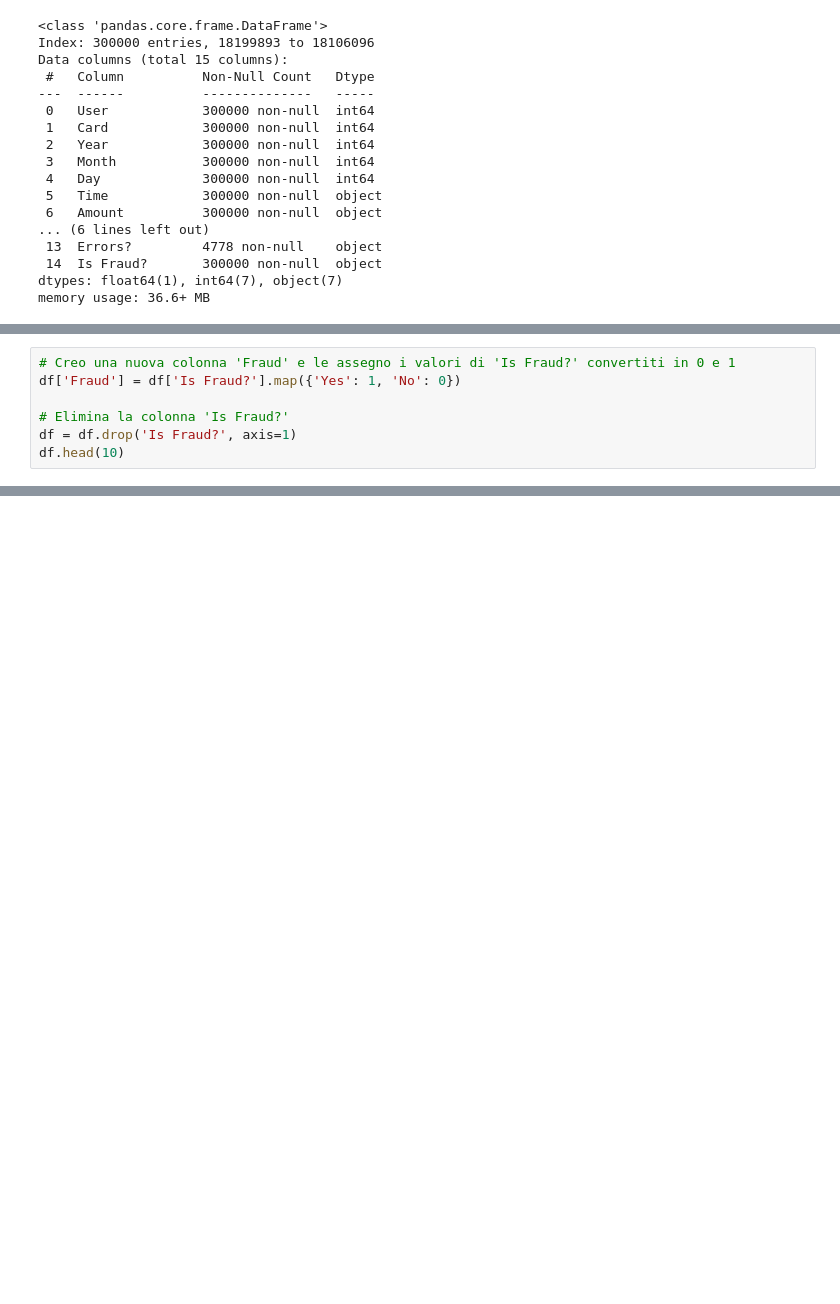
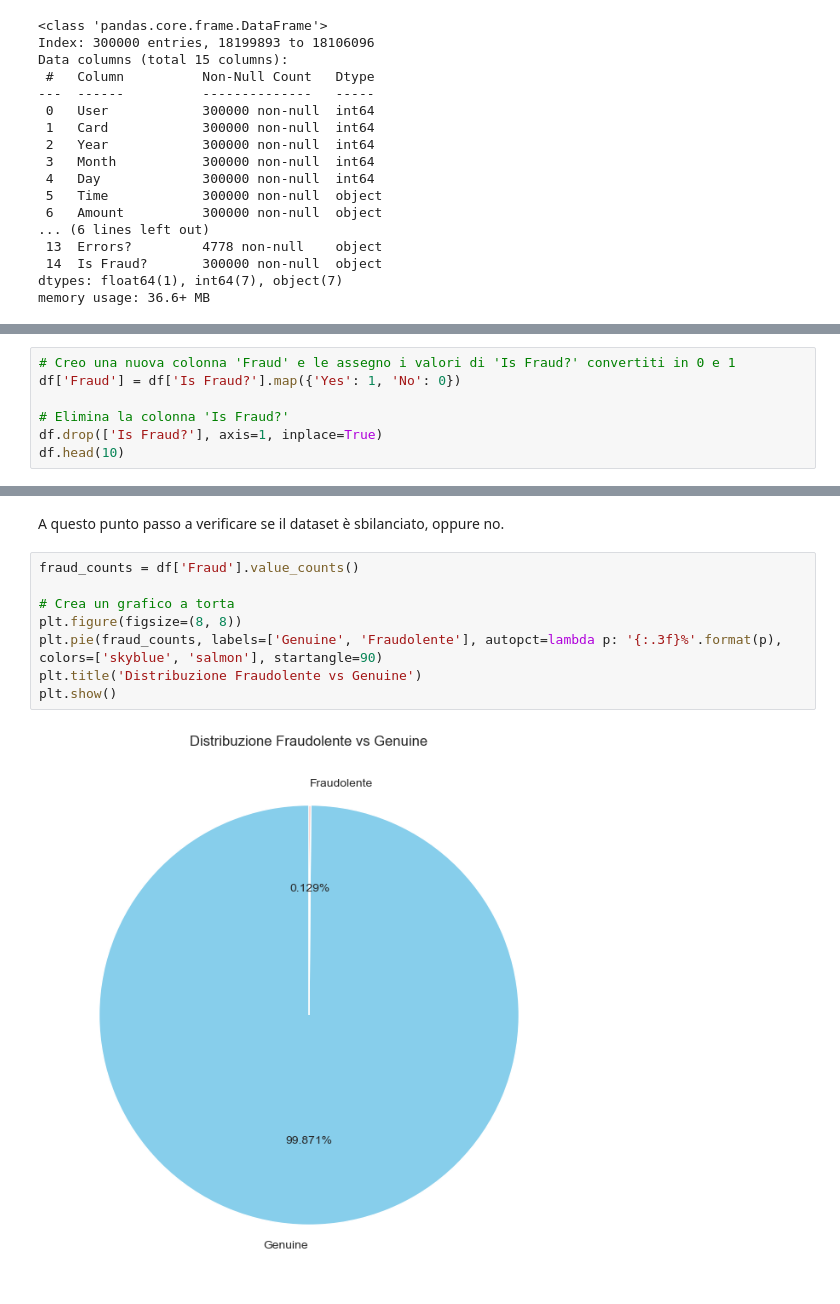
Before and after one commit to marcosantoriello/CCFDetector, a Jupyter notebook: CreditCardFraudDetector.ipynb, the cells around one changed output, grey strips where cells are left out. Saved outputs shown, nothing was run; the diff lists cells and outputs as text; blank space fills up the shorter version.

```diff
--- a/CreditCardFraudDetector.ipynb
+++ b/CreditCardFraudDetector.ipynb
@@ -59,7 +84,7 @@ La variabile target, dunque quella che il modello dovrà predire, è rappresenta
 df['Fraud'] = df['Is Fraud?'].map({'Yes': 1, 'No': 0})
 
 # Elimina la colonna 'Is Fraud?'
-df = df.drop('Is Fraud?', axis=1)
+df.drop(['Is Fraud?'], axis=1, inplace=True)
 df.head(10)
 # %% [output]
 |  | User | Card | Year | Month | Day | Time | Amount | Use Chip | Merchant Name | Merchant City | ... |
@@ -73,3 +98,15 @@ df.head(10)
 | 895801 | 66 | 0 | 2007 | 8 | 21 | 13:02 | $23.25 | Swipe Transaction | 3675785629314646441 | Gonzales | ... |
 | 22902727 | 1880 | 2 | 2010 | 12 | 31 | 01:06 | $486.70 | Swipe Transaction | -3398248499422470718 | Atlantic City | ... |
 | 5845532 | 490 | 5 | 2015 | 11 | 28 | 13:45 | $92.67 | Chip Transaction | 4722913068560264812 | Pompano Beach | ... |
+# %% [markdown]
+A questo punto passo a verificare se il dataset è sbilanciato, oppure no.
+# %%
+fraud_counts = df['Fraud'].value_counts()
+
+# Crea un grafico a torta
+plt.figure(figsize=(8, 8))
+plt.pie(fraud_counts, labels=['Genuine', 'Fraudolente'], autopct=lambda p: '{:.3f}%'.format(p), colors=['skyblue', 'salmon'], startangle=90)
+plt.title('Distribuzione Fraudolente vs Genuine')
+plt.show()
+# %% [output]
+[figure, added]
```
Also changed, not shown: parts of 22 cells of this notebook, 4 other files.
